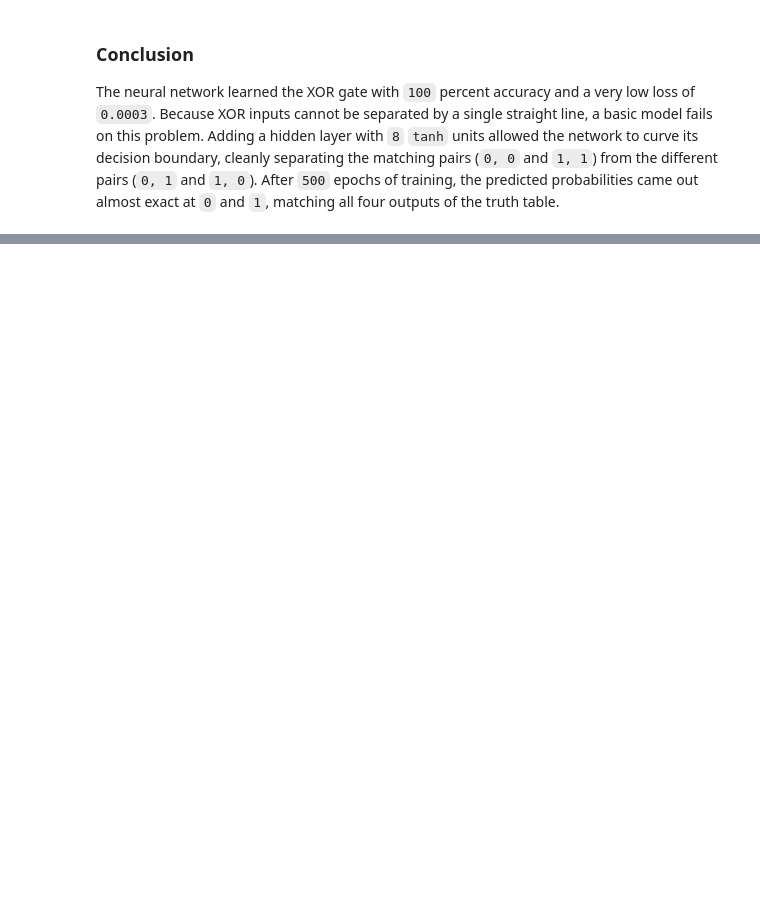
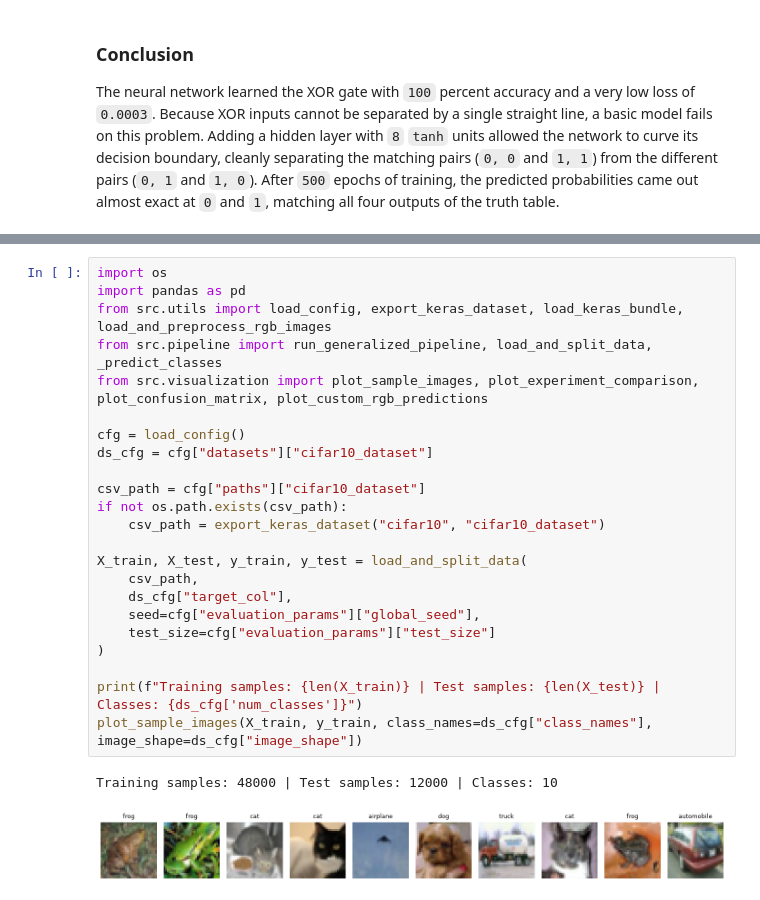
Before and after one commit to Ethereal-Mining-Company/656D632D70726F6A2D32, a Jupyter notebook: assignments.ipynb, the cells around one changed output, grey strips where cells are left out. Drawn from its saved outputs; the diff is of its cells as text; blank space fills up the shorter version.

```diff
--- a/assignments.ipynb
+++ b/assignments.ipynb
@@ -339,0 +360,26 @@ The neural network learned the XOR gate with `100` percent accuracy and a very l
+# %%
+import os
+import pandas as pd
+from src.utils import load_config, export_keras_dataset, load_keras_bundle, load_and_preprocess_rgb_images
+from src.pipeline import run_generalized_pipeline, load_and_split_data, _predict_classes
+from src.visualization import plot_sample_images, plot_experiment_comparison, plot_confusion_matrix, plot_custom_rgb_predictions
+
+cfg = load_config()
+ds_cfg = cfg["datasets"]["cifar10_dataset"]
+
+csv_path = cfg["paths"]["cifar10_dataset"]
+if not os.path.exists(csv_path):
+    csv_path = export_keras_dataset("cifar10", "cifar10_dataset")
+
+X_train, X_test, y_train, y_test = load_and_split_data(
+    csv_path,
+    ds_cfg["target_col"],
+    seed=cfg["evaluation_params"]["global_seed"],
+    test_size=cfg["evaluation_params"]["test_size"]
+)
+
+print(f"Training samples: {len(X_train)} | Test samples: {len(X_test)} | Classes: {ds_cfg['num_classes']}")
+plot_sample_images(X_train, y_train, class_names=ds_cfg["class_names"], image_shape=ds_cfg["image_shape"])
+# %% [output]
+Training samples: 48000 | Test samples: 12000 | Classes: 10
+[figure, added]
```
Also changed, not shown: parts of 19 cells of this notebook, 51 other files.
